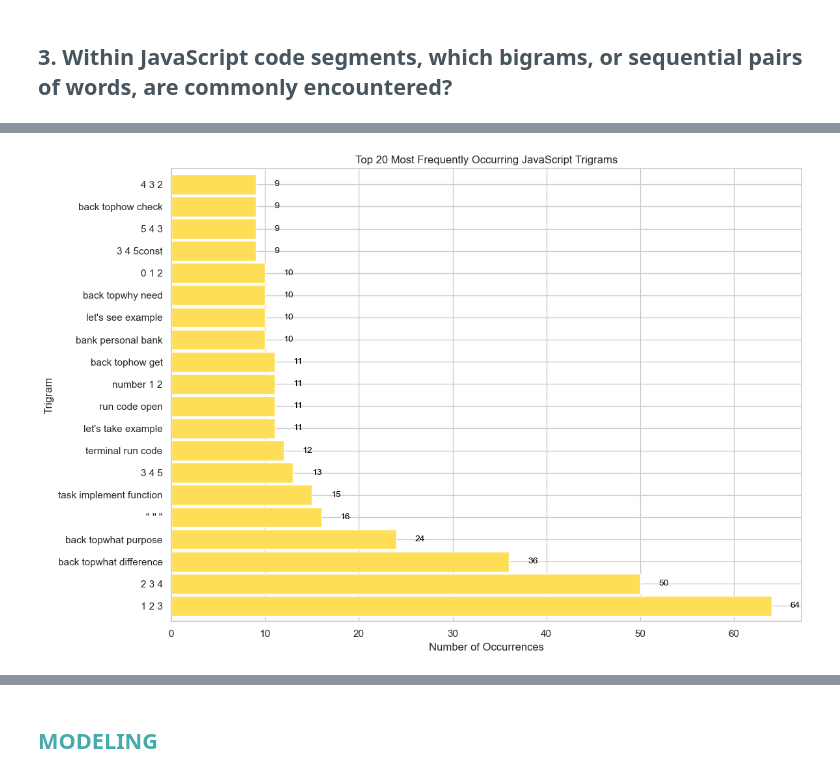
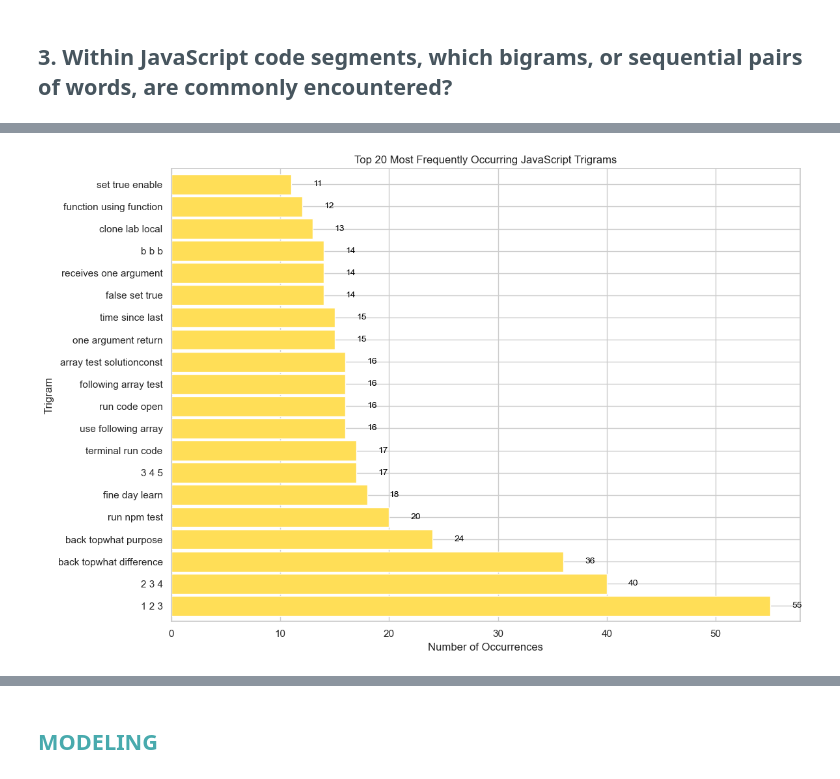
Before and after one commit to Science-of-the-Fork/nlp-project, a Jupyter notebook: Annie/annie_final_notebook.ipynb, the cells around one changed output, grey strips where cells are left out. Drawn from its saved outputs; the diff is of its cells as text; code cells hidden in the pictures.

```diff
--- a/Annie/annie_final_notebook.ipynb
+++ b/Annie/annie_final_notebook.ipynb
@@ -118,0 +75,2 @@ language_df.head(2)
+# %%
+language_df = w.read_py_js('full_py_and_js_data.csv')
@@ -119,4 +87,4 @@ language_df.head(2)
 # %% [markdown]
 # <Span style= 'color: #48AAAD'>PREPARE
 # %%
-language_df['cleaned'] = language_df['readme_content'].apply(w.nlp_clean)
+language_df['cleaned'] = language_df['original'].apply(w.nlp_clean)
@@ -156,14 +107,3 @@ language_df.head(3).T
 # %%
-# Calculate the length of text in each row for different columns
-language_df['original_length'] = language_df['original'].apply(len)
-language_df['cleaned_length'] = language_df['cleaned'].apply(len)
-language_df['lemmatized_length'] = language_df['lemmatized'].apply(len)
-
-# Calculate the total length of all words for each column
-total_original_length = language_df['original_length'].sum()
-total_cleaned_length = language_df['cleaned_length'].sum()
-total_lemmatized_length = language_df['lemmatized_length'].sum()
-
-print(f"Total length of words in 'original' column: {total_original_length}")
-print(f"Total length of words in 'cleaned' column: {total_cleaned_length}")
-print(f"Total length of words in 'lemmatized' column: {total_lemmatized_length}")
+# Total number of words per column
+w.words_by_columns(language_df)
@@ -386,34 +308,4 @@ w.Q5_JsBigram_barplot(language_df)
 # %%
-# Debugged in wrangle did not want to restart kernel
-# w.Q6_JsTrigram_barplot(language_df)
-Js_lemmatized = language_df[language_df['language'] == 'JavaScript']['lemmatized'].str.split().explode()
-top_20_javascript_trigrams = (pd.Series(nltk.ngrams(Js_lemmatized, 3))
-                      .value_counts()
-                      .head(20))
-
-top_20_javascript_trigrams.head()
-# Sort the bigrams in descending order by frequency
-top_20_javascript_trigrams = top_20_javascript_trigrams.sort_values(ascending=False)
-
-# Create the horizontal bar plot
-plt.figure(figsize=(12, 8))
-bars = top_20_javascript_trigrams.plot(kind='barh', color='#FFDE57', width=0.9)
-
-# Add count annotations at the end of the bars
-for bar in bars.patches:
-    plt.text(bar.get_width() + 2, bar.get_y() + bar.get_height() / 2,
-             f'{int(bar.get_width())}',
-             va='center', ha='left', fontsize=10, color='black')
-
-plt.title('Top 20 Most Frequently Occurring JavaScript Trigrams')
-plt.xlabel('Number of Occurrences')
-plt.ylabel('Trigram')
-
-ticks, labels = plt.yticks()
-new_labels = [f'{trigram[0]} {trigram[1]} {trigram[2]}' for trigram in top_20_javascript_trigrams.index]
-plt.yticks(ticks, new_labels)
-
-plt.tight_layout()
-plt.show()
+w.Q5_JsTrigram_barplot(language_df)
 # %% [output]
-[figure, old version]
+[figure, new version]
```
Also changed, not shown: parts of 71 cells of this notebook.
